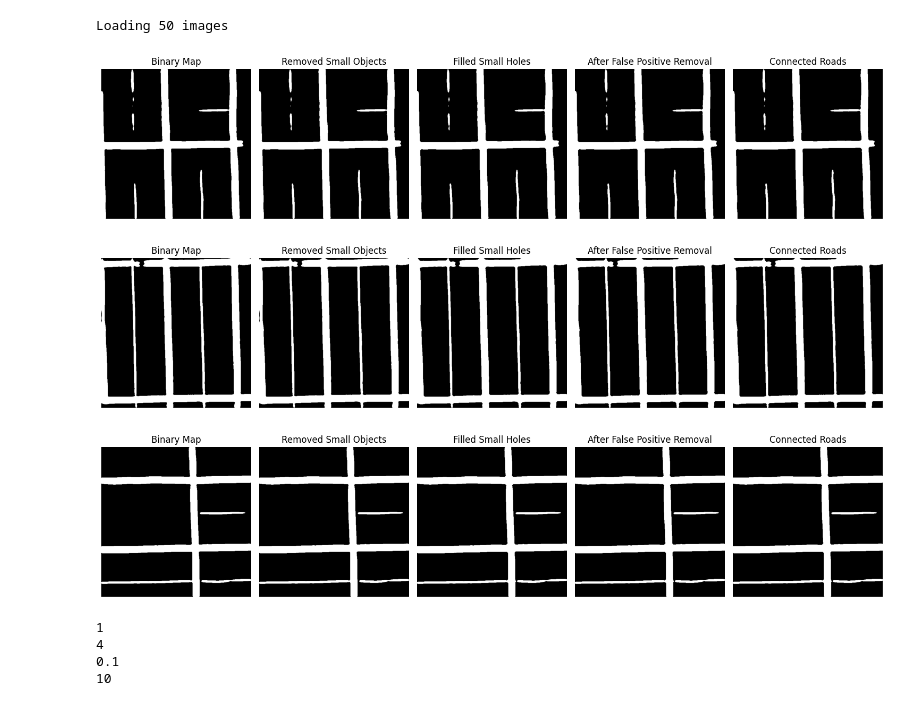
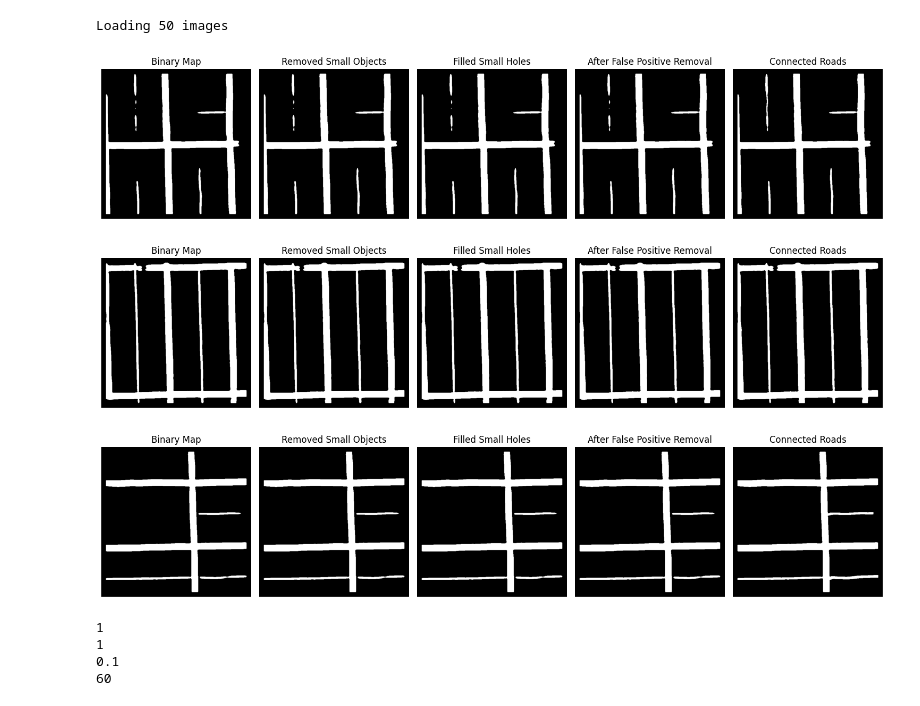
Before and after one commit to CS-433/ml-project-2-notaname_p2, a Jupyter notebook: UNet_pred.ipynb, the cells around one changed output. Drawn from its saved outputs; the diff is of its cells as text; code cells hidden in the pictures.

Commit message:
more road correction, final model ok

```diff
--- a/UNet_pred.ipynb
+++ b/UNet_pred.ipynb
@@ -16,15 +16,15 @@ from road_correction import process_roads, f1_loss_numpy
 # %%
 # Global params for UNet and Road Correction (SEARCH or LOAD, option to SAVE if SEARCH)
 UNET_SEARCH = False
-SAVE_UNET = True
-UNET_TRAIN = True
+SAVE_UNET = False
+UNET_TRAIN = False
 ROAD_CORRECTION_SEARCH = True
 SAVE_RC_PARAMS = True
 THRESHOLD_SEARCH = False
 UNET_MODEL_LOAD = 'UNet_model_16_7_opti.pth'
 UNET_MODEL_SAVE = 'UNet_model.pth'
-RC_LOAD = 'RC_params.pth'
-RC_SAVE = 'RC_params.pth'
+RC_LOAD = 'RC_params_opti.pth'
+RC_SAVE = 'RC_params_opti.pth'
 # %%
 def load_image(infilename):
     data = mpimg.imread(infilename)
@@ -44,8 +44,9 @@ print("Loading " + str(n) + " images")
 gt_imgs = [load_image(gt_dir + files[i]) for i in range(n)]
 print(files[0])
 
-#imgs,gt_imgs = rotate_train_data(imgs,gt_imgs)
-#imgs,gt_imgs = flip_train_data(imgs,gt_imgs)
+if UNET_SEARCH or UNET_TRAIN:
+    imgs,gt_imgs = rotate_train_data(imgs,gt_imgs)
+    imgs,gt_imgs = flip_train_data(imgs,gt_imgs)
 # %% [output]
 Loading 100 images
 satImage_001.png
@@ -117,7 +118,6 @@ if UNET_TRAIN:
     scheduler = torch.optim.lr_scheduler.StepLR(optimizer, step_size=5, gamma=0.8)
 
     for epoch in range(num_epochs):
-        break
         for batch_idx, (data, target) in enumerate(dataloader):
 
             optimizer.zero_grad()
@@ -173,8 +169,8 @@ if ROAD_CORRECTION_SEARCH:
 
     # Modulate search
     outlier_sizes = [1]
-    shape_sizes = [4]
-    max_connection_distances = np.arange(10,51,5)
+    shape_sizes = [1]
+    max_connection_distances = np.arange(40,101,5)
 
     threshold = best_threshold
     best_outlier_size = 0
@@ -207,6 +203,7 @@ if ROAD_CORRECTION_SEARCH:
                 c_loss = np.mean(c_losses)
                 if c_loss < best_loss:
                     best_loss = c_loss
+                    print(f'best loss = {best_loss}')
                     best_outlier_size = outlier_size
                     best_shape_size = shape_size
                     best_mcd = max_connection_distance
@@ -337,19 +343,19 @@ Loading 50 images
 # %%
 threshold = best_threshold
 test_imgs_np = np.array(test_imgs)
 display = np.zeros(len(test_imgs_np))
 display[20] = 1
 display[30] = 1
 display[40] = 1
 with torch.no_grad():
     images_test= torch.from_numpy(test_imgs_np).permute(0, 3, 1, 2)
     pred= model(images_test)
     pred_np = pred.detach().cpu().numpy()
-    prediction = [process_roads(raw_map=p, threshold=best_threshold, outlier_size=1, shape_size=best_shape_size, max_connection_distance=best_mcd, display=d, connect=True)[0] for p, d in zip(pred_np,display)]
+    prediction = [process_roads(raw_map=p, threshold=best_threshold, outlier_size=1, shape_size=best_shape_size, max_connection_distance=35, display=d, connect=True)[0] for p, d in zip(pred_np,display)]
 # %% [output]
-[figure, old version]
+[figure, new version]
-[figure, old version]
+[figure, new version]
-[figure, old version]
+[figure, new version]
 # %%
 prediction = np.array(prediction)
 # %%
@@ -379,6 +385,6 @@ print(best_threshold)
 print(best_mcd)
 # %% [output]
 1
-4
+1
 0.1
-10
+60
```
Also changed, not shown: parts of 4 cells of this notebook, 1 other file.
